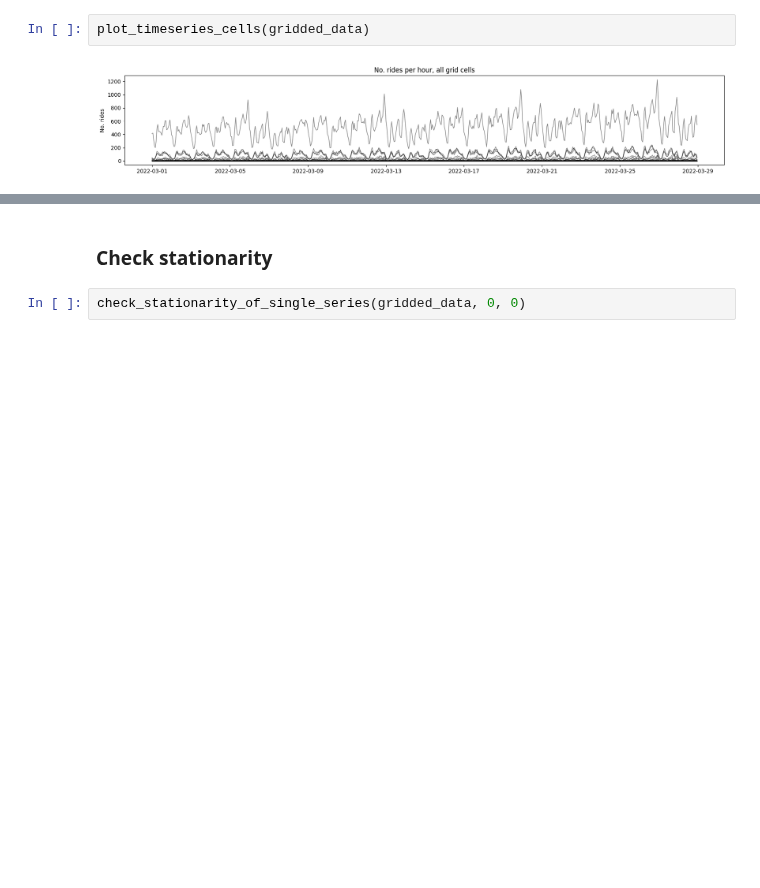
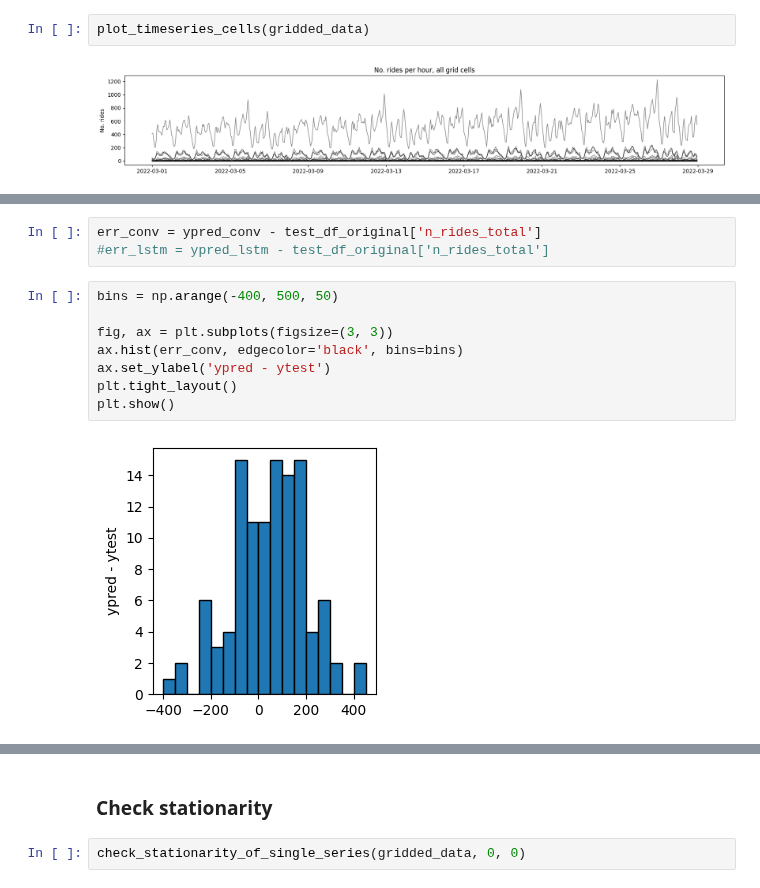
Before and after one commit to robetatis/study_notes_ml, a Jupyter notebook: demand.ipynb, the cells around one changed output, grey strips where cells are left out. Saved outputs shown, nothing was run; the diff lists cells and outputs as text; blank space fills up the shorter version.

```diff
--- a/demand.ipynb
+++ b/demand.ipynb
@@ -126,0 +436,13 @@ add_time_components_to_gridded_data(gridded_data)
+# %%
+err_conv = ypred_conv - test_df_original['n_rides_total']
+#err_lstm = ypred_lstm - test_df_original['n_rides_total']
+# %%
+bins = np.arange(-400, 500, 50)
+
+fig, ax = plt.subplots(figsize=(3, 3))
+ax.hist(err_conv, edgecolor='black', bins=bins)
+ax.set_ylabel('ypred - ytest')
+plt.tight_layout()
+plt.show()
+# %% [output]
+[figure, added]
```
Also changed, not shown: parts of 15 cells of this notebook, 2 other files.
